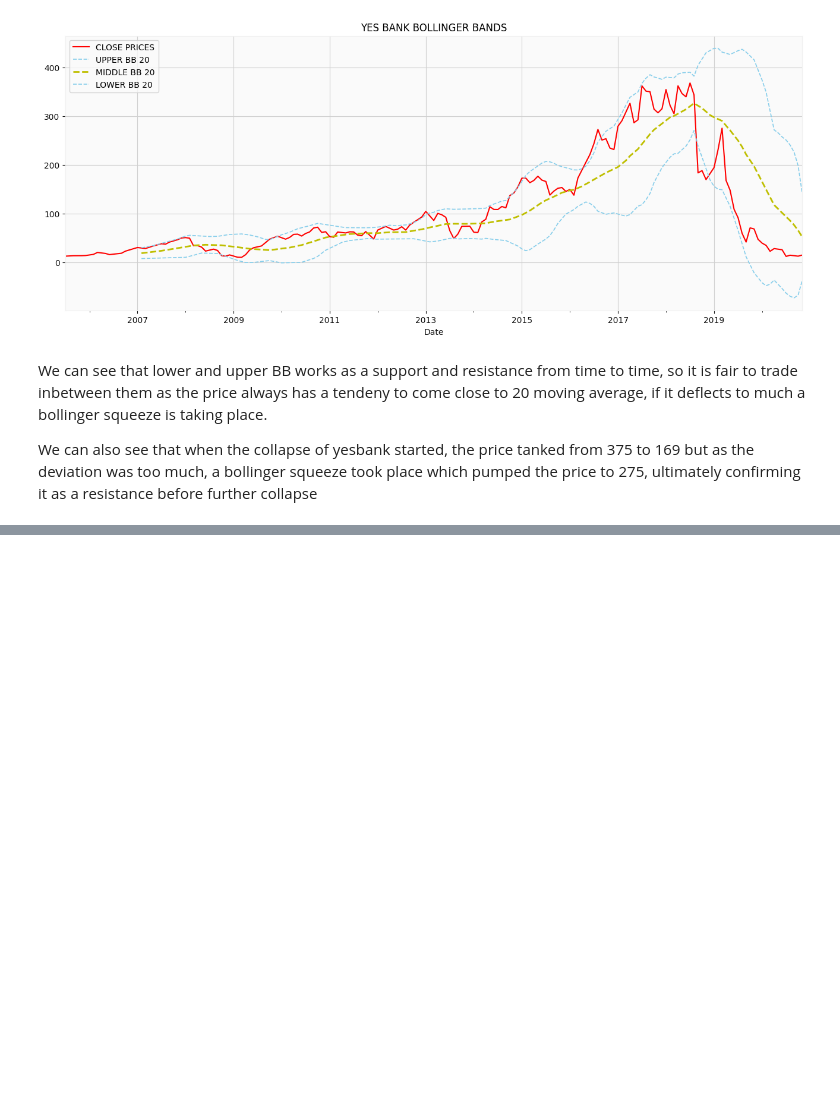
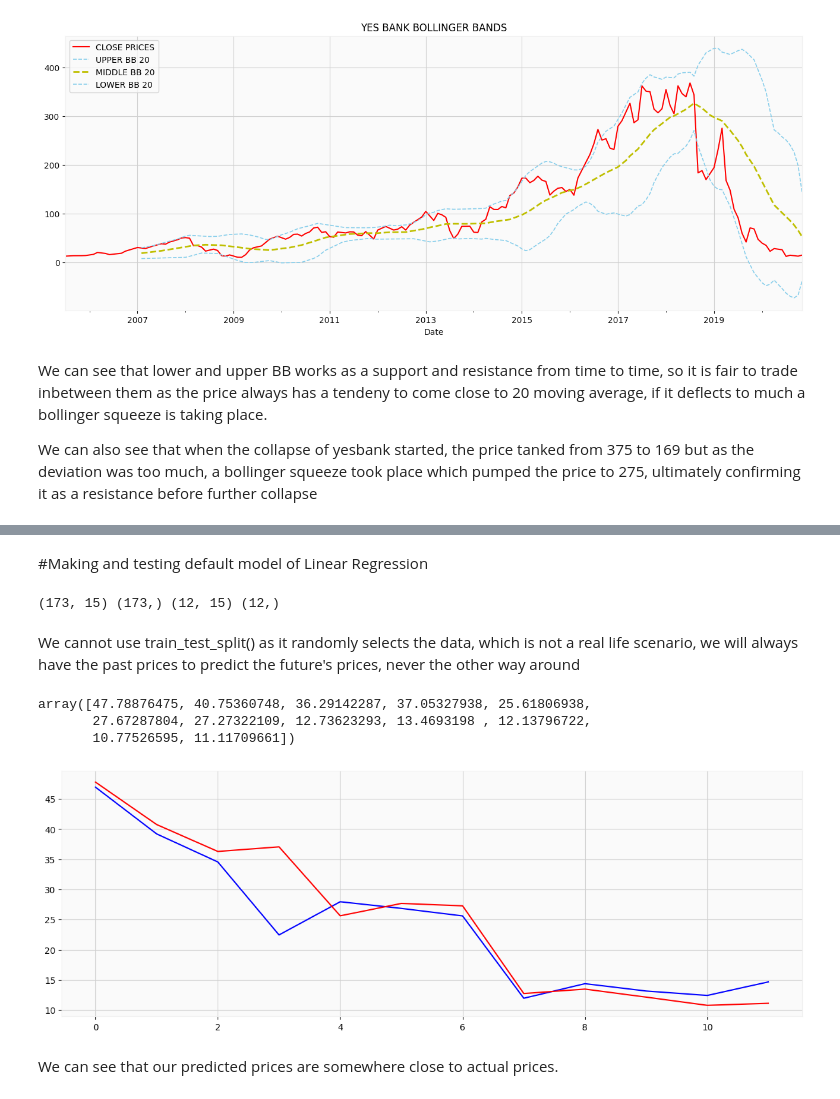
Before and after one commit to Mihirgupta2001/Regression---Capstone-Project, a Jupyter notebook: Regresssion_Capstone_project.ipynb, the cells around one changed output, grey strips where cells are left out. Drawn from its saved outputs; the diff is of its cells as text; code cells hidden in the pictures; blank space fills up the shorter version.

Commit message:
Adding more indicators and setting up default model

```diff
--- a/Regresssion_Capstone_project.ipynb
+++ b/Regresssion_Capstone_project.ipynb
@@ -278,0 +382,3 @@ We can also see that when the collapse of yesbank started, the price tanked from
+# %%
+# dropping unnecesary columns
+df.drop(columns = ['gain','loss','rs','ema_gain','ema_loss'],inplace=True)
@@ -278,0 +410,6 @@ We can also see that when the collapse of yesbank started, the price tanked from
+# %%
+# as we have null values in rsi_14,atr_14,sma_20,upper_bb,lower_bb, let us fill those with mean value of that column
+feature = df.describe()
+for col in feature:
+  df[col].fillna(df[col].mean(),inplace = True)
+df
@@ -278,0 +431,42 @@ We can also see that when the collapse of yesbank started, the price tanked from
+# %% [markdown]
+#Making and testing default model of Linear Regression
+# %%
+#Importing our model from library
+from sklearn.linear_model import LinearRegression
+
+# defining our x and y values
+y = df['Close']
+x = df.drop(['Close'],axis=1).values
+
+# defining our training and testing data
+num_test = 12
+x_train = x[:-1*num_test]
+y_train = y[:-1*num_test]
+x_test= x[-1*num_test:]
+y_test= y[-1*num_test:]
+
+print(x_train.shape, y_train.shape, x_test.shape, y_test.shape)
+# %% [output]
+(173, 15) (173,) (12, 15) (12,)
+# %% [markdown]
+We cannot use train_test_split() as it randomly selects the data, which is not a real life scenario, we will always have the past prices to predict the future's prices, never the other way around
+# %%
+# defining model
+model = LinearRegression()
+model = model.fit(x_train,y_train)
+preds = model.predict(x_test)
+preds
+# %% [output]
+array([47.78876475, 40.75360748, 36.29142287, 37.05327938, 25.61806938,
+       27.67287804, 27.27322109, 12.73623293, 13.4693198 , 12.13796722,
+       10.77526595, 11.11709661])
+# %%
+# Comparing predicted price with the actual price
+plt.figure(figsize=(15,5))
+plt.plot(range(len(y_test)),y_test,'blue')
+plt.plot(range(len(preds)),preds,'red')
+plt.show()
+# %% [output]
+[figure, added]
+# %% [markdown]
+We can see that our predicted prices are somewhere close to actual prices.
```
Also changed, not shown: parts of 19 cells of this notebook.
